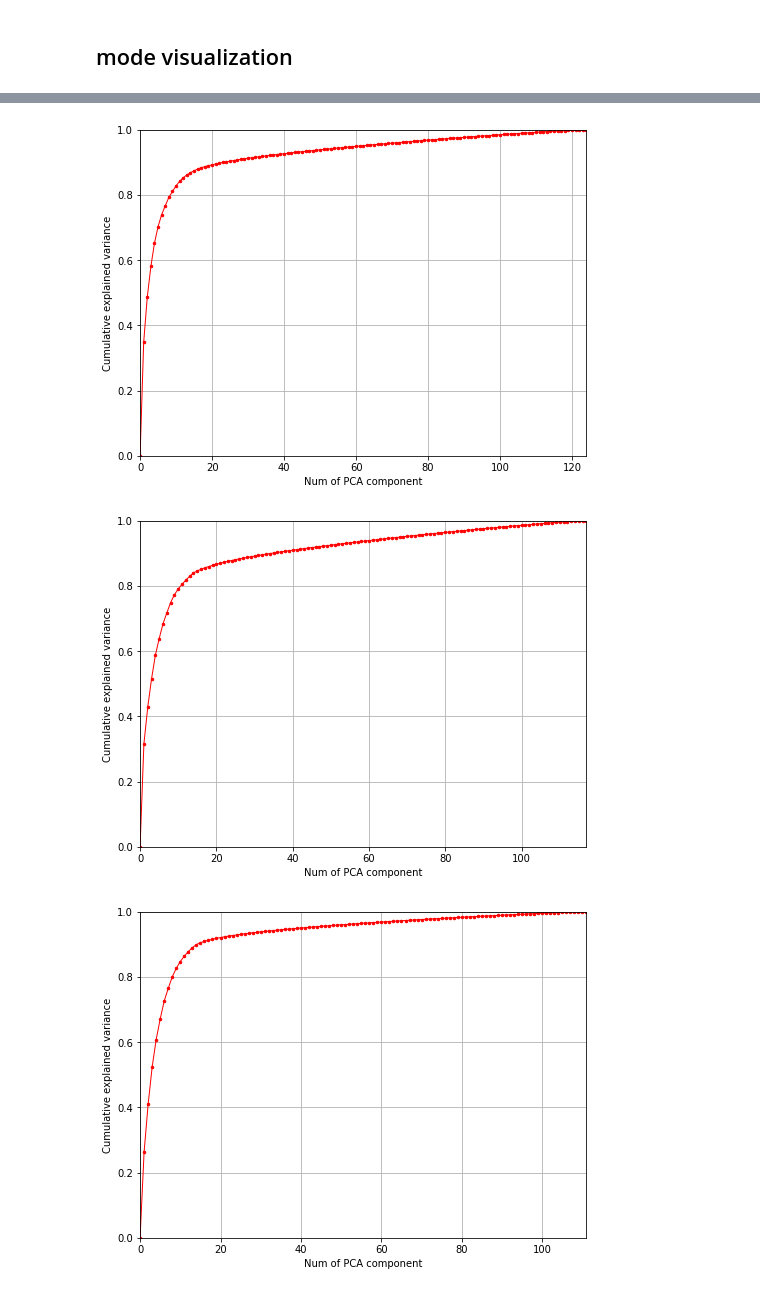
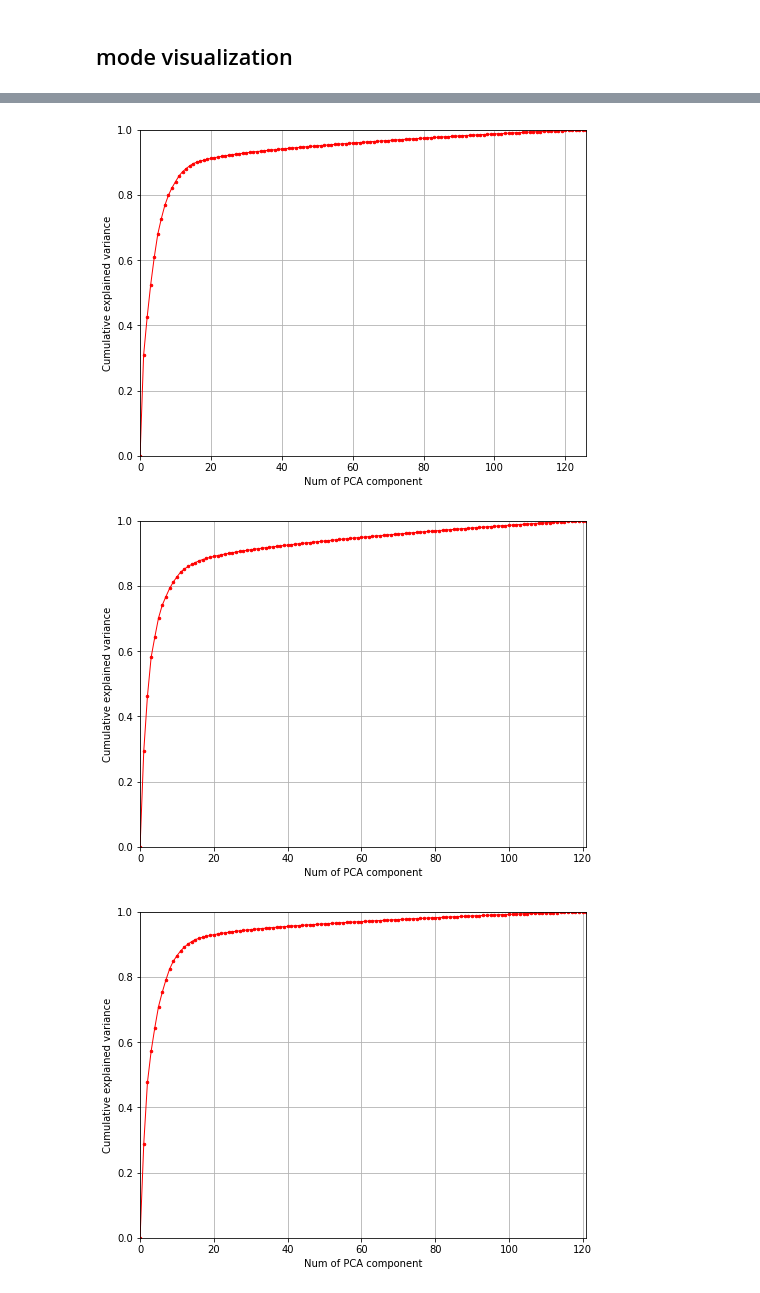
Before and after one commit to SJTUzhou/3D-Teeth-Reconstruction-from-Five-Intra-oral-Images, a Jupyter notebook: cpd_ssm.ipynb, the cells around one changed output, grey strips where cells are left out. Saved outputs shown, nothing was run; the diff lists cells and outputs as text; code cells hidden in the pictures.

```diff
--- a/cpd_ssm.ipynb
+++ b/cpd_ssm.ipynb
@@ -794,7 +803,7 @@ meshAnimation(pcAnimationO3dMeshes, window_name="PC_{}".format(pcIndexToAnimate)
 # %% [markdown]
 ## mode visualization
 # %%
-for toothIndex in range(11,18):
+for toothIndex in range(31,38):
     # toothIndex = 11
     saveDirGp = r"./data/cpdGpAlignedData/{}/".format(toothIndex)
     # saveAlignedPointGroups2Txt(alignedPointGroups, trainPgTags, saveDir)
@@ -843,3 +852,3 @@ export modes obj for tooth:  17
-[figure, old version]
+[figure, new version]
-[figure, old version]
+[figure, new version]
-[figure, old version]
+[figure, new version]
```
Also changed, not shown: parts of 4 cells of this notebook, 3 other files.
